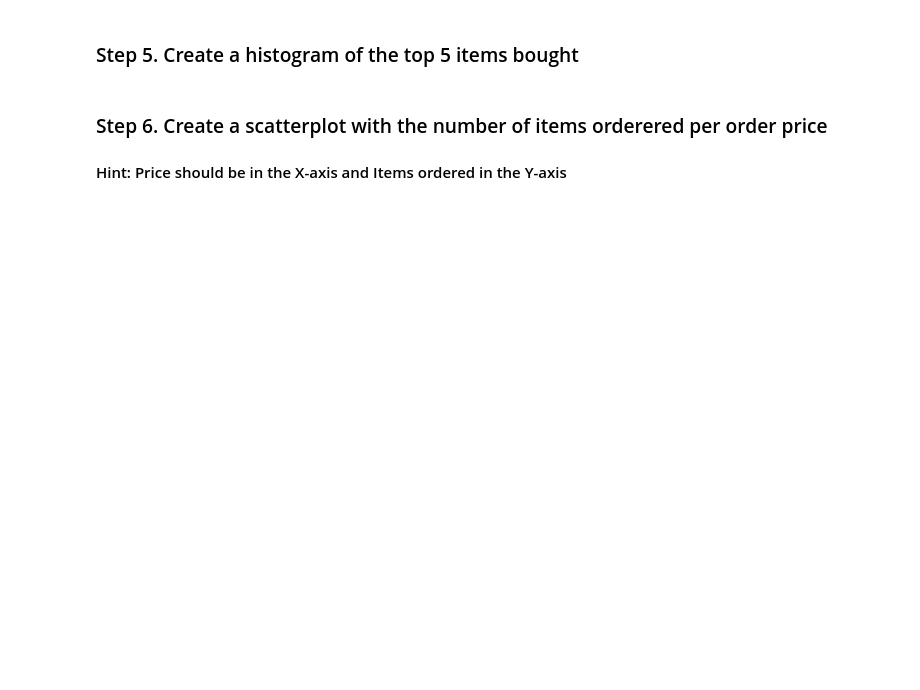
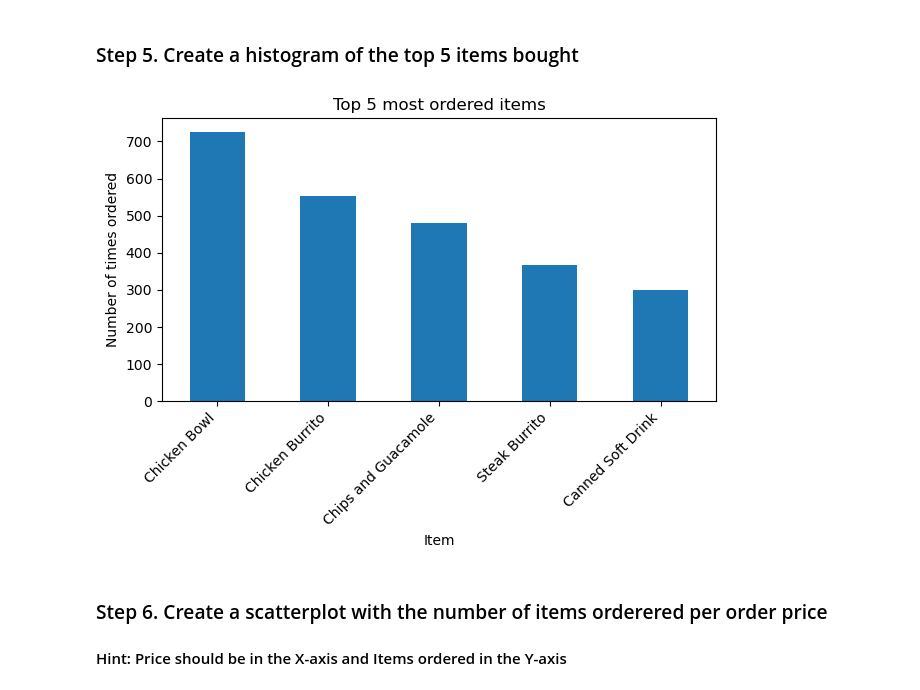
Before and after one commit to jianingni/pandas_exercises, a Jupyter notebook: 07_Visualization/Chipotle/Exercises.ipynb, the cells around one changed output. Saved outputs shown, nothing was run; the diff lists cells and outputs as text; code cells hidden in the pictures; blank space fills up the shorter version.

```diff
--- a/07_Visualization/Chipotle/Exercises.ipynb
+++ b/07_Visualization/Chipotle/Exercises.ipynb
@@ -39,5 +16,7 @@ ImportError: numpy.core.multiarray failed to import
 ### Step 2. Import the dataset from this [address](https://raw.githubusercontent.com/justmarkham/DAT8/master/data/chipotle.tsv).
 # %% [markdown]
 ### Step 3. Assign it to a variable called chipo.
+# %%
+chipo = pd.read_csv('https://raw.githubusercontent.com/justmarkham/DAT8/master/data/chipotle.tsv', sep='\t')
 # %% [markdown]
 ### Step 4. See the first 10 entries
@@ -44,5 +37,20 @@ ImportError: numpy.core.multiarray failed to import
 # %% [markdown]
 ### Step 5. Create a histogram of the top 5 items bought
+# %%
+# create a histogram of the top 5 items bought
+
+df_top5 = chipo["item_name"].value_counts().head(5)
+
+df_top5.plot.bar()
+
+plt.xlabel('Item')
+plt.ylabel('Number of times ordered')
+plt.title('Top 5 most ordered items')
+plt.xticks(rotation=45, ha='right')
+plt.tight_layout()
+plt.show()
+# %% [output]
+[figure, added]
 # %% [markdown]
 ### Step 6. Create a scatterplot with the number of items orderered per order price
 #### Hint: Price should be in the X-axis and Items ordered in the Y-axis
```
Also changed, not shown: parts of 9 cells of this notebook, 4 other files.
